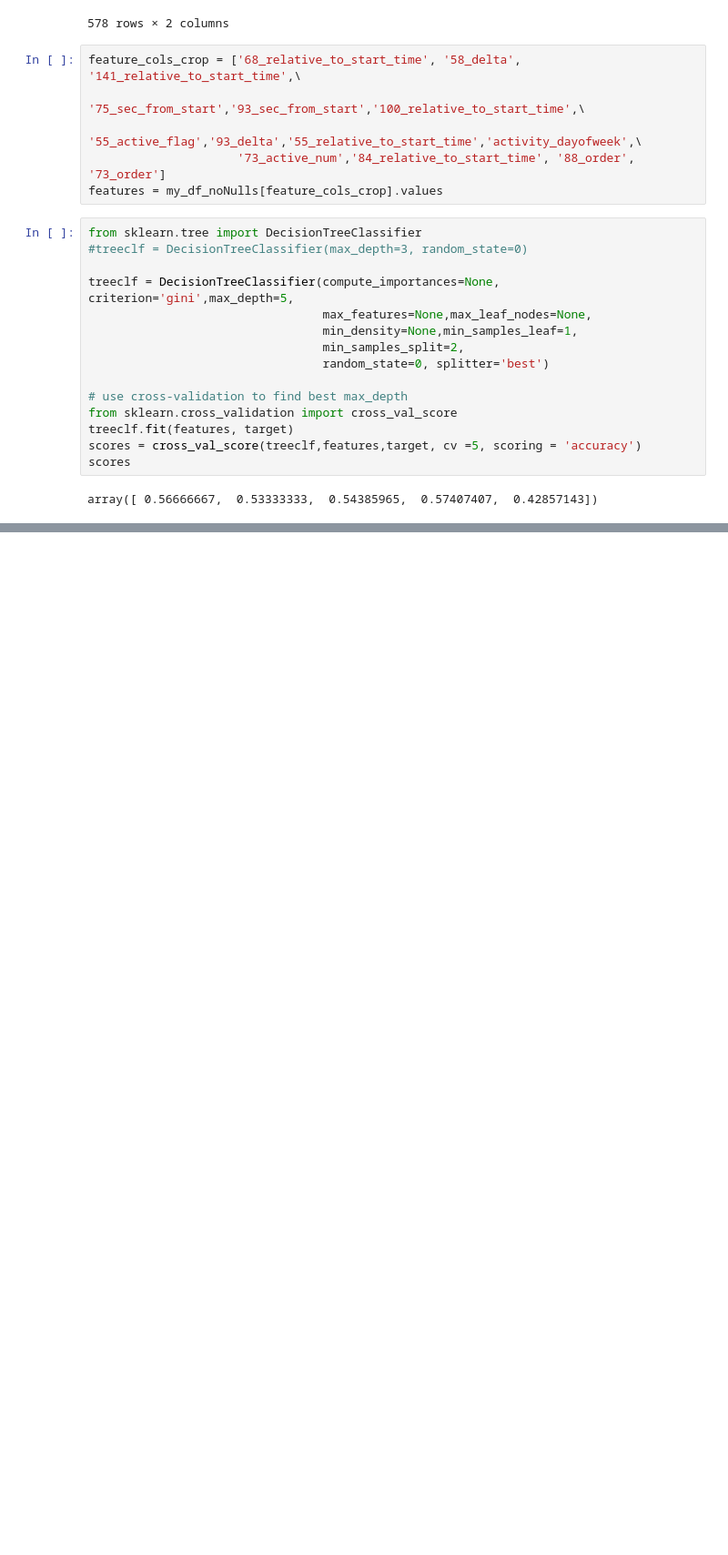
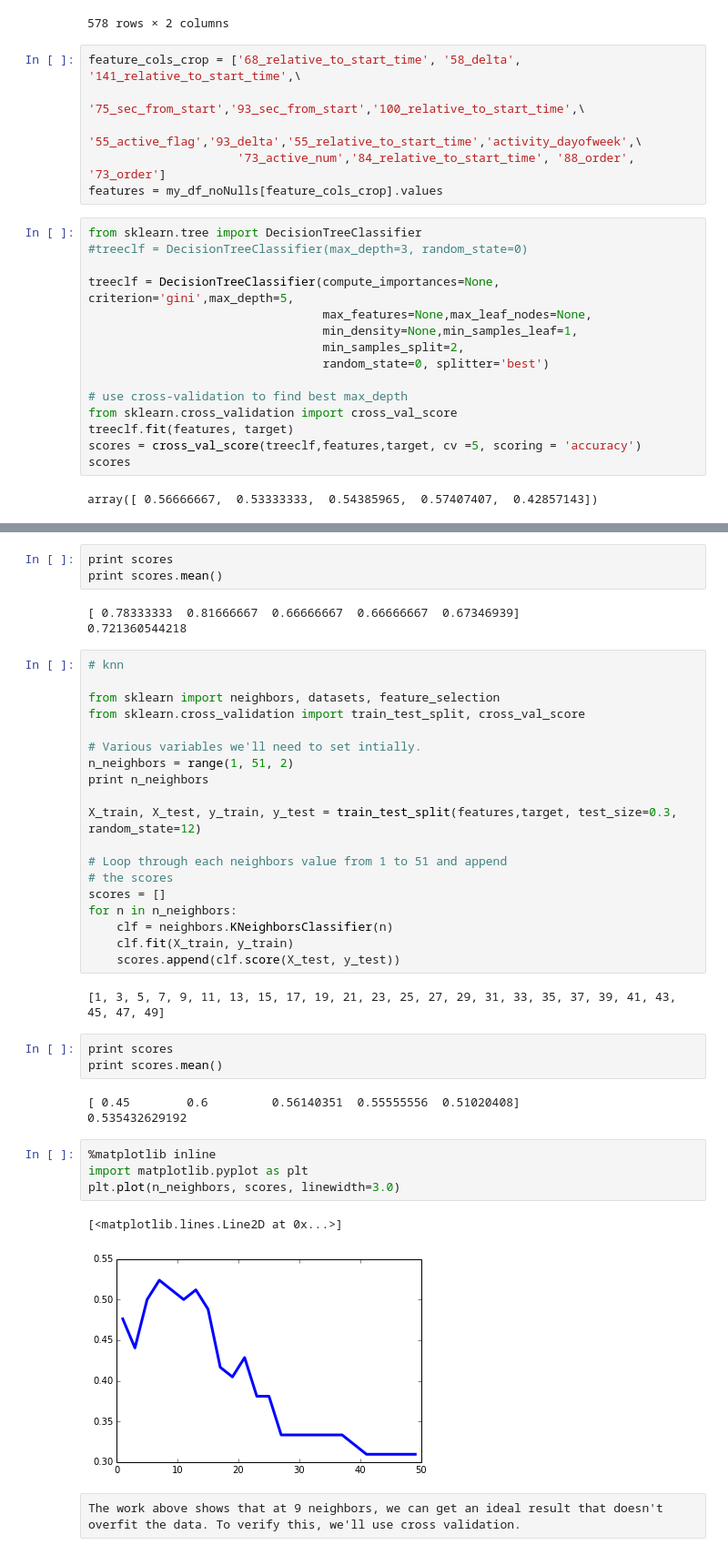
Before and after one commit to nnadtoka/DAT_SF_13_homework, a Jupyter notebook: final/FinalProjectStart.ipynb, the cells around one changed output, grey strips where cells are left out. Shown at 91% size. Cells and saved outputs as stored; diff of their text form; blank space fills up the shorter version.

Commit message:
added random forest and knn and feature importance rankings

```diff
--- a/final/FinalProjectStart.ipynb
+++ b/final/FinalProjectStart.ipynb
@@ -733,0 +761,42 @@ array([ 0.56666667,  0.53333333,  0.54385965,  0.57407407,  0.42857143])
+# %%
+print scores
+print scores.mean()
+# %% [output]
+[ 0.78333333  0.81666667  0.66666667  0.66666667  0.67346939]
+0.721360544218
+# %%
+# knn
+
+from sklearn import neighbors, datasets, feature_selection
+from sklearn.cross_validation import train_test_split, cross_val_score
+
+# Various variables we'll need to set intially.
+n_neighbors = range(1, 51, 2)
+print n_neighbors
+
+X_train, X_test, y_train, y_test = train_test_split(features,target, test_size=0.3, random_state=12)
+
+# Loop through each neighbors value from 1 to 51 and append
+# the scores
+scores = []
+for n in n_neighbors:
+    clf = neighbors.KNeighborsClassifier(n)
+    clf.fit(X_train, y_train)
+    scores.append(clf.score(X_test, y_test))
+# %% [output]
+[1, 3, 5, 7, 9, 11, 13, 15, 17, 19, 21, 23, 25, 27, 29, 31, 33, 35, 37, 39, 41, 43, 45, 47, 49]
+# %%
+print scores
+print scores.mean()
+# %% [output]
+[ 0.45        0.6         0.56140351  0.55555556  0.51020408]
+0.535432629192
+# %%
+%matplotlib inline
+import matplotlib.pyplot as plt
+plt.plot(n_neighbors, scores, linewidth=3.0)
+# %% [output]
+[<matplotlib.lines.Line2D at 0x...>]
+[figure, added]
+# %% [raw]
+The work above shows that at 9 neighbors, we can get an ideal result that doesn't overfit the data. To verify this, we'll use cross validation.
```
Also changed, not shown: parts of 6 cells of this notebook.
